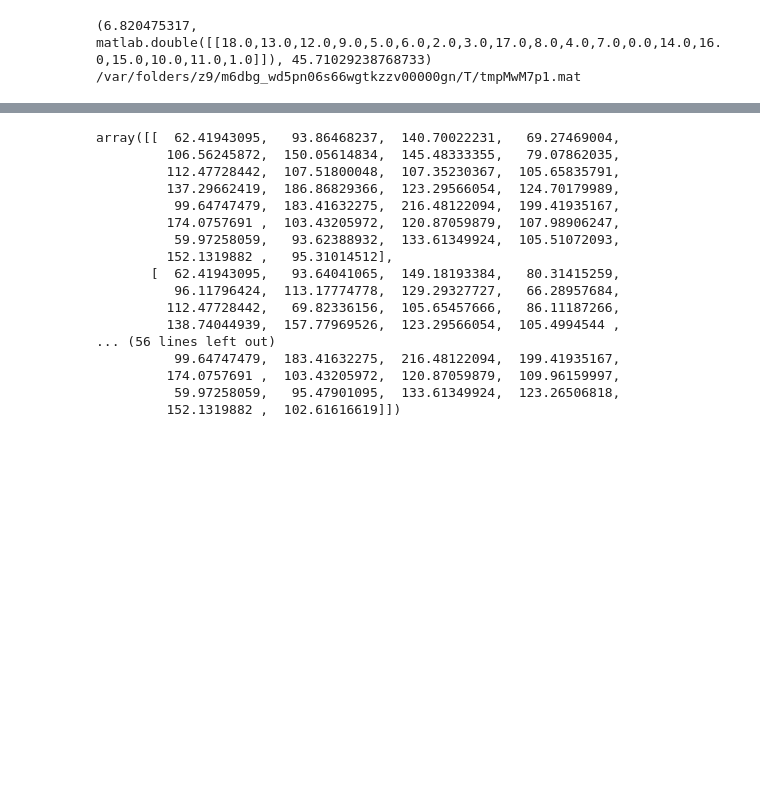
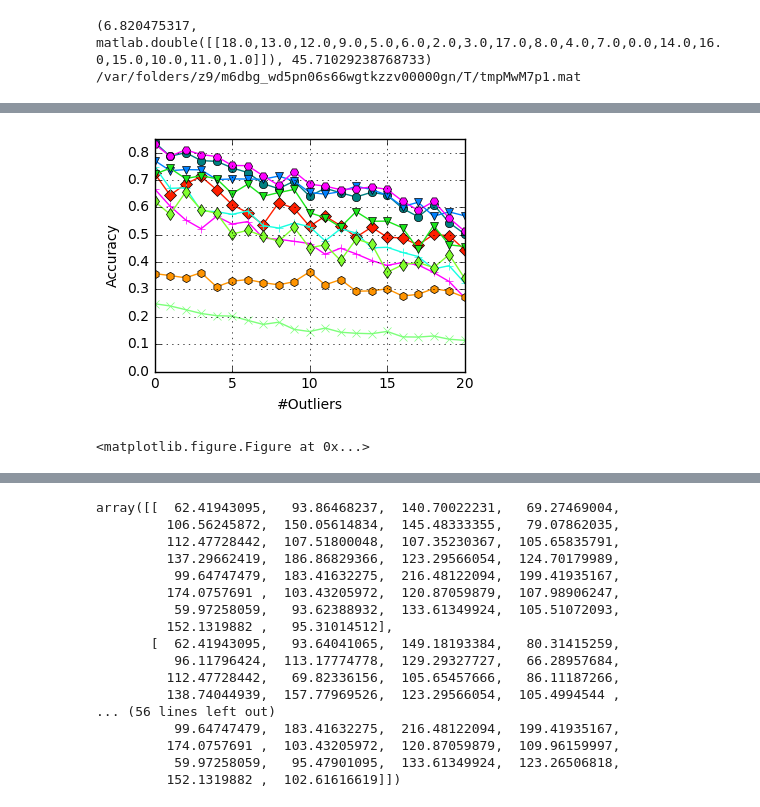
Before and after one commit to zzhang1987/HyperGraphMatchingBP, a Jupyter notebook: demoCarHyper.ipynb, the cells around one changed output, grey strips where cells are left out. Saved outputs shown, nothing was run; the diff lists cells and outputs as text; code cells hidden in the pictures; blank space fills up the shorter version.

```diff
--- a/demoCarHyper.ipynb
+++ b/demoCarHyper.ipynb
@@ -308,39 +312,44 @@ Colors = [[ 0.        ,  0.5        , 0.5        ,  1.        ],
           [ 0.08538899,  1.        ,  0.88235294,  1.        ],
           [ 0.49019608,  1.        ,  0.47754586,  1.        ],
           [ 0.5       ,  1.        ,  0.17273877,  1.        ],
           [ 1.        ,  0.58169935,  0.        ,  1.        ],
           [ 1.        ,  0.11692084,  0.        ,  1.        ],
-          [ 1.        ,  0.        ,  1.        ,  1.        ]];
-Seq = [0, 7, 1, 2, 3, 4, 5, 6, 8]
-AlgorithmNames=['Ours', 'BCA', 'BCA-MP', 'BCA-IPFP', 'HGM', 'RRWHM', 'TM', 'OursPW', 'Ours-BCA']
-Markers = ['o', '+', 'v', '+', 'x', 'd', 'h', 'D', 'H']
+          [ 1.        ,  0.        ,  1.        ,  1.        ],
+          [ 0.1,  0.9, 0.1, 1]
+         ];
+Seq = [0, 7, 1, 2, 3, 4, 5, 6, 8, 9]
+AlgorithmNames=['Ours', 'BCA', 'BCA-MP', 'BCA-IPFP', 'HGM', 'RRWHM', 'TM', 'OursPW', 'Ours-BCA', 'FGM']
+Markers = ['o', '+', 'v', '+', 'x', 'd', 'h', 'D', 'H', 'v']
 
 figData = pylab.figure(num=None, figsize=(4, 3), dpi=80, facecolor='w', edgecolor='k')
 ax = pylab.gca()
 
 matplotlib.rc('font',family='Times New Roman')
-
+MaxNofOus=20
 
 #plt.figure(num=None, figsize=(4, 3), dpi=80, facecolor='w', edgecolor='k')
 
 for ai in xrange(NofAlgorithms):
-    pylab.plot(range(0,NofOus+1), MeanAcc[:,Seq[ai]], label=AlgorithmNames[Seq[ai]],
+    pylab.plot(range(0,MaxNofOus+1), MeanAcc[0:(MaxNofOus+1),Seq[ai]], label=AlgorithmNames[Seq[ai]],
              color=Colors[Seq[ai]], marker=Markers[Seq[ai]])
 pylab.ylim([0,0.85])
 pylab.grid(True)
 
 pylab.ylabel('Accuracy')
 pylab.xlabel('#Outliers')
 
 
 figLegend = pylab.figure(figsize = (11.7,0.4))
 pylab.figlegend(*ax.get_legend_handles_labels(), loc = 'upper center',  ncol=9, shadow=True, fancybox=True)
 #figData.savefig('Car_Acc.pdf')
 figLegend.savefig("legend.pdf")
 figLegend.show()
 
 #plt.legend(shadow=True, fancybox=True,loc='upper center', bbox_to_anchor=(0.5,-0.25), ncol=9)
 #plt.savefig('House_ACC.pdf')    # <-- loses transparency
+# %% [output]
+[figure, added]
+<matplotlib.figure.Figure at 0x...>
 # %%
 
 
```
Also changed, not shown: parts of 4 cells of this notebook, 46 other files.
